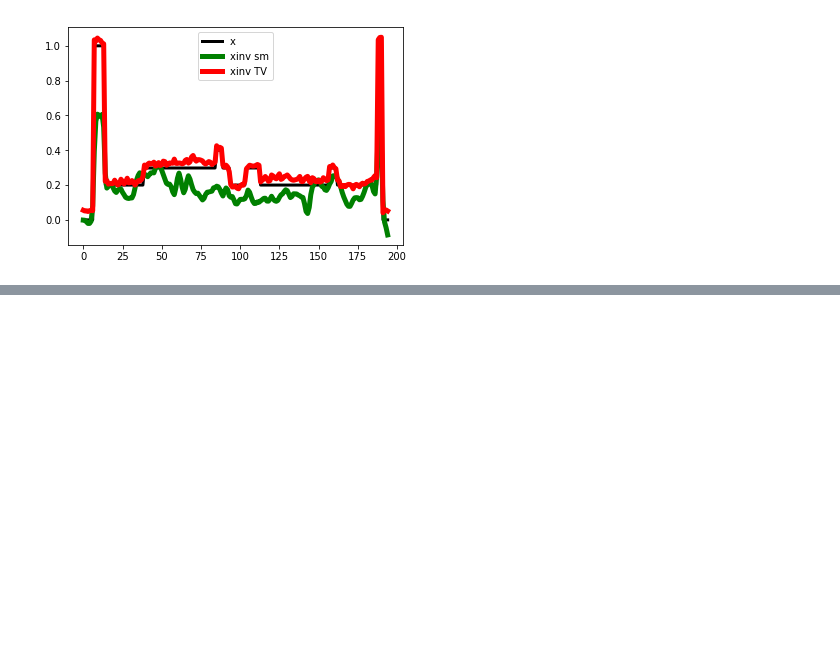
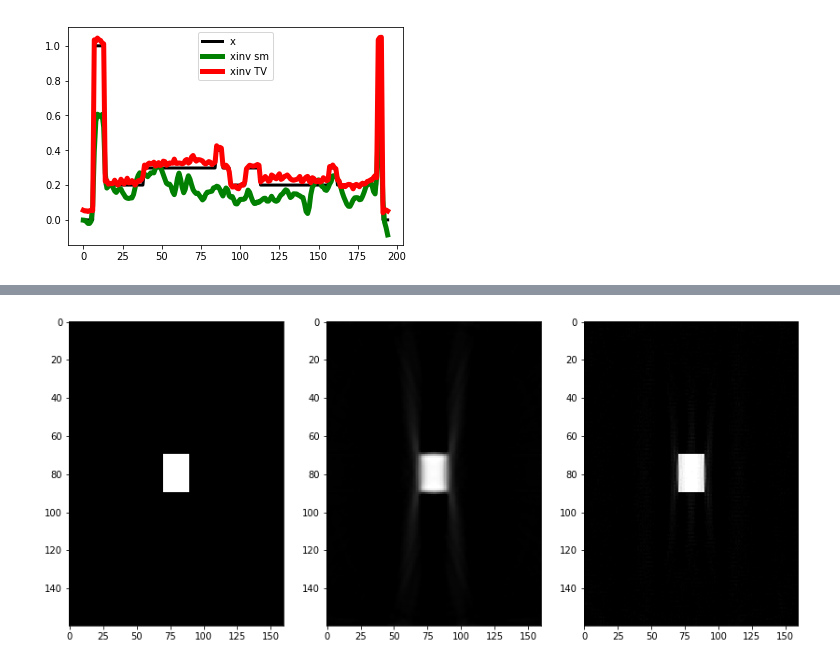
Before and after one commit to PyLops/pylops_notebooks, a Jupyter notebook: developement/TVreg.ipynb, the cells around one changed output, grey strips where cells are left out. Saved outputs shown, nothing was run; the diff lists cells and outputs as text; code cells hidden in the pictures; blank space fills up the shorter version.

```diff
--- a/developement/TVreg.ipynb
+++ b/developement/TVreg.ipynb
@@ -557,0 +578,30 @@ axs[2].axis('tight');
+# %%
+Dop = [FirstDerivative(ny*nx, dims=(ny, nx), dir=0, edge=True, dtype=np.float),
+       FirstDerivative(ny*nx, dims=(ny, nx), dir=1, edge=True, dtype=np.float)]
+D2op = Laplacian(dims=(ny, nx), edge=True, dtype=np.float)
+
+# L2
+xinv_sm = RegularizedInversion(RLop.H, [D2op], y.T.flatten(), epsRs=[1e1],
+                               **dict(iter_lim=20))
+xinv_sm = np.real(xinv_sm.reshape(nx, ny)).T
+
+# TV
+mu = 1.5
+lamda = [1., 1.]
+niter = 10
+niterinner = 2
+
+xinv, niter = SplitBregman(RLop.H, Dop, y.T.flatten(), niter, niterinner,
+                           mu=mu, epsRL1s=lamda, tol=1e-4, tau=1., show=False,
+                             **dict(iter_lim=20, damp=1e-2))
+xinv = np.real(xinv.reshape(nx, ny)).T
+
+fig, axs = plt.subplots(1, 3, figsize=(14, 6))
+axs[0].imshow(image, vmin=0, vmax=1, cmap='gray')
+axs[0].axis('tight')
+axs[1].imshow(xinv_sm, vmin=0, vmax=1, cmap='gray')
+axs[1].axis('tight')
+axs[2].imshow(xinv, vmin=0, vmax=1, cmap='gray')
+axs[2].axis('tight');
+# %% [output]
+[figure, added]
```
Also changed, not shown: parts of 8 cells of this notebook.
